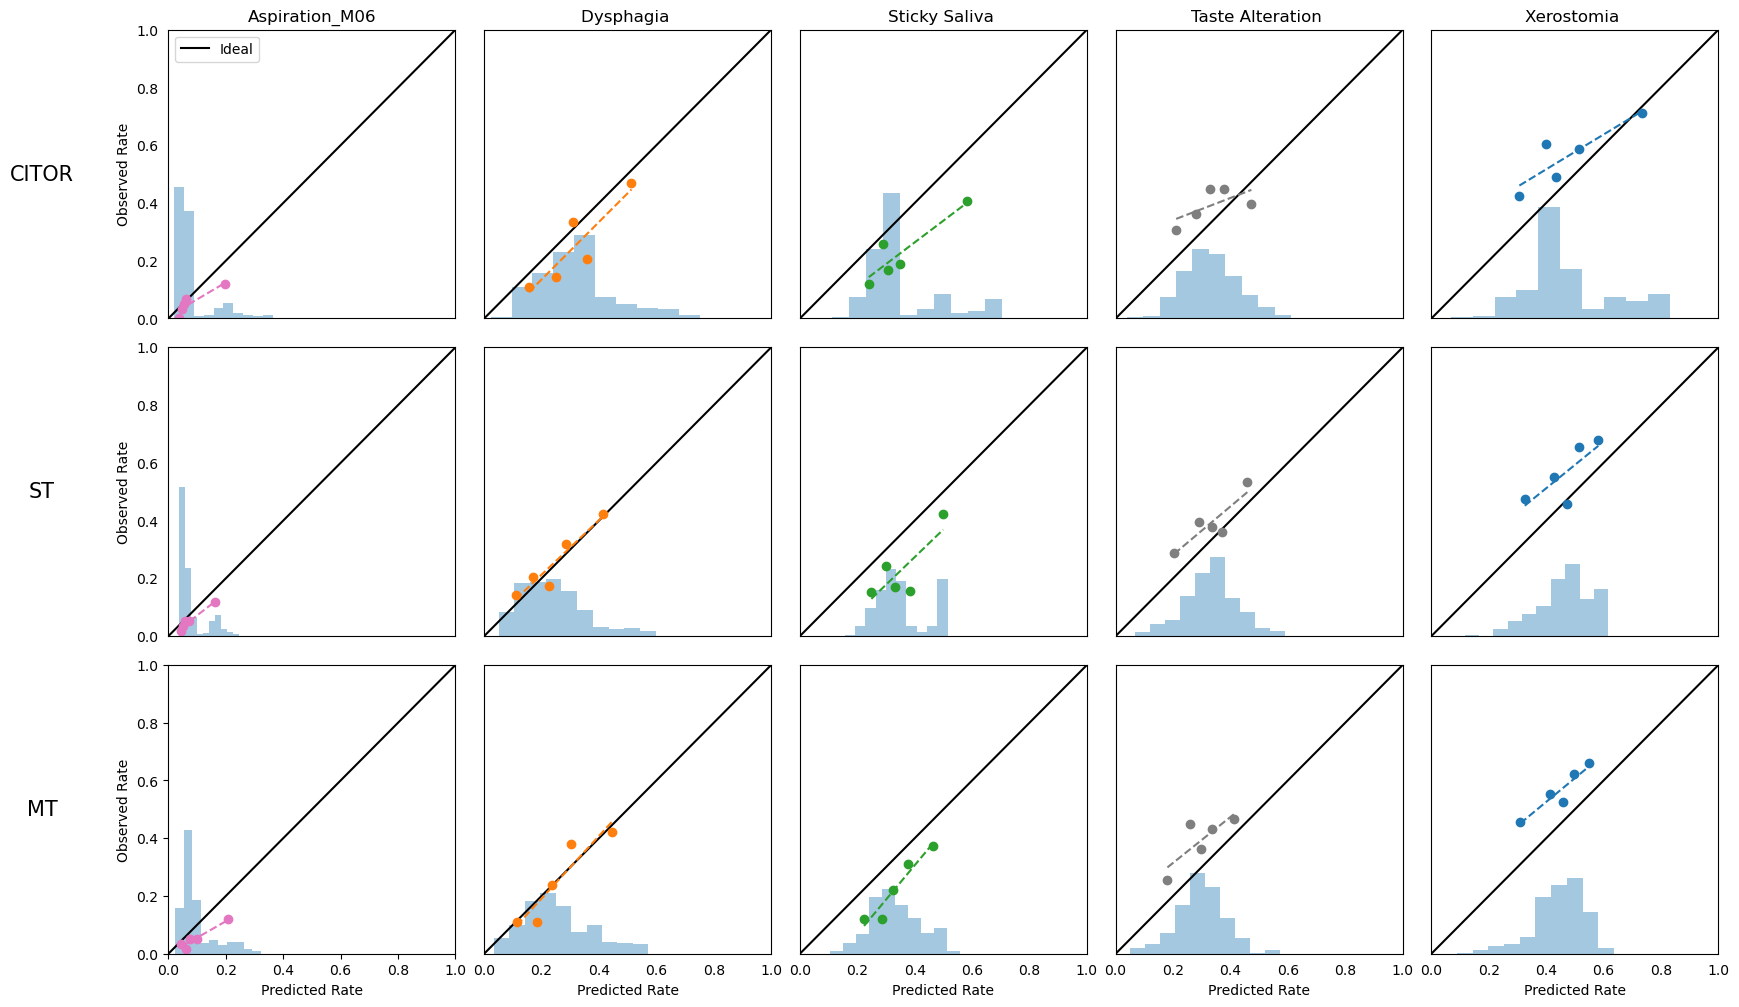
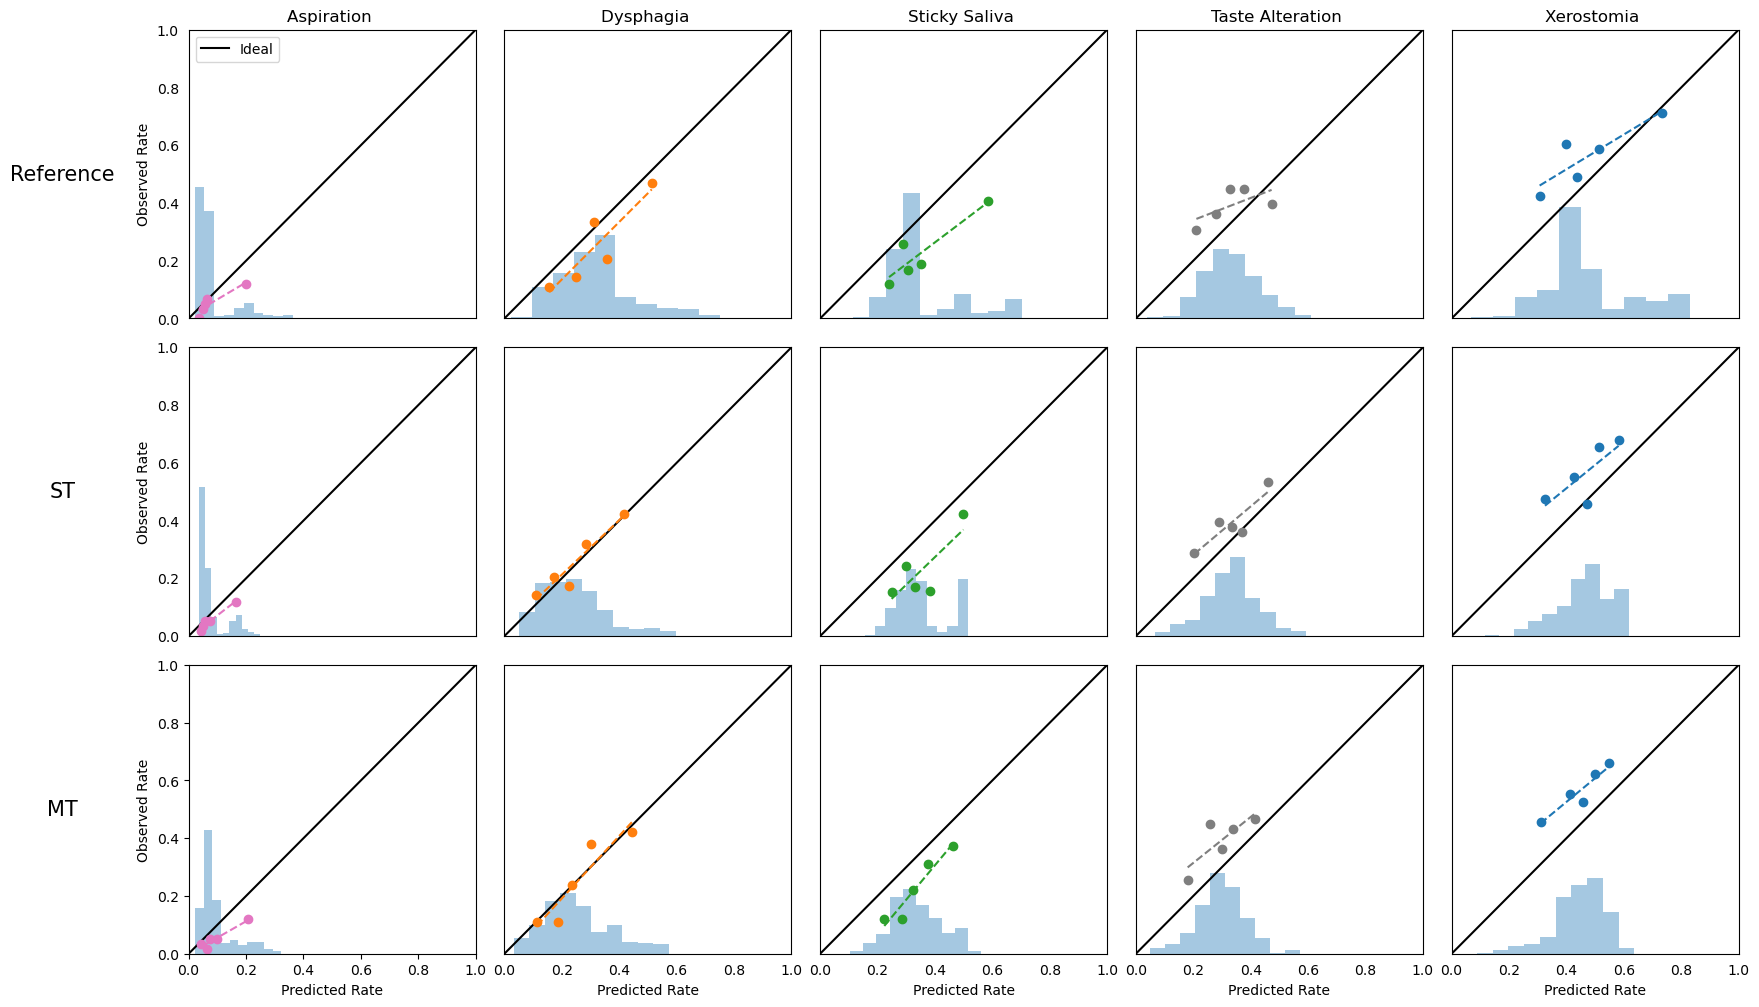
Code edit (unified diff) that turned the first committed figure into the second:
--- before
+++ after
@@ -6,10 +6,4 @@
 axes = fig.get_axes()
 for i, ax in enumerate(axes):
-    legend = ax.get_legend()
-    if legend is not None:
-        if i == 0:
-            continue
-        legend.remove()
-
     # Remove underscores in the column headers (subplot titles)
     title = ax.get_title()
@@ -20,9 +14,18 @@
         ax.set_title(title)
 
+    legend = ax.get_legend()
+    if legend is not None:
+        if i == 0:
+            continue
+        legend.remove()
 
+    
 
 if UMCG:
     fig.savefig(r"\\zkh\appdata\RTDicom\Projectline_HNC_modelling\Users\Daniel MacRae\1. MultiTox_HNC\0. Writing\figures\test_set_calibration_plots.png", dpi=600, bbox_inches='tight')
+    fig.savefig(r"\\zkh\appdata\RTDicom\Projectline_HNC_modelling\Users\Daniel MacRae\1. MultiTox_HNC\0. Writing\figures\test_set_calibration_plots.tiff", dpi=600, bbox_inches='tight')
 else:
     fig.savefig(r"\\zkh\appdata\RTDicom\Projectline_HNC_modelling\Users\Daniel MacRae\1. MultiTox_HNC\0. Writing\figures\MDACC_set_calibration_plots.png", dpi=600, bbox_inches='tight')
+    fig.savefig(r"\\zkh\appdata\RTDicom\Projectline_HNC_modelling\Users\Daniel MacRae\1. MultiTox_HNC\0. Writing\figures\MDACC_set_calibration_plots.tiff", dpi=600, bbox_inches='tight')
 
+

Commit: update multitox files